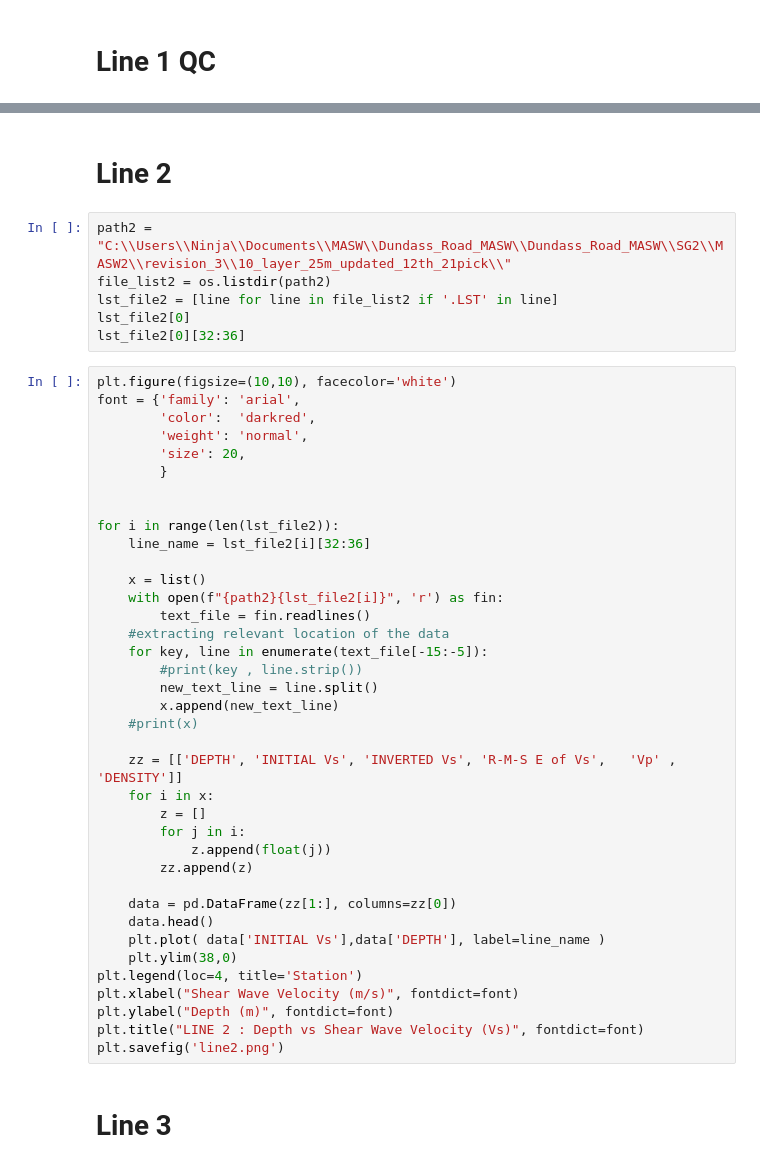
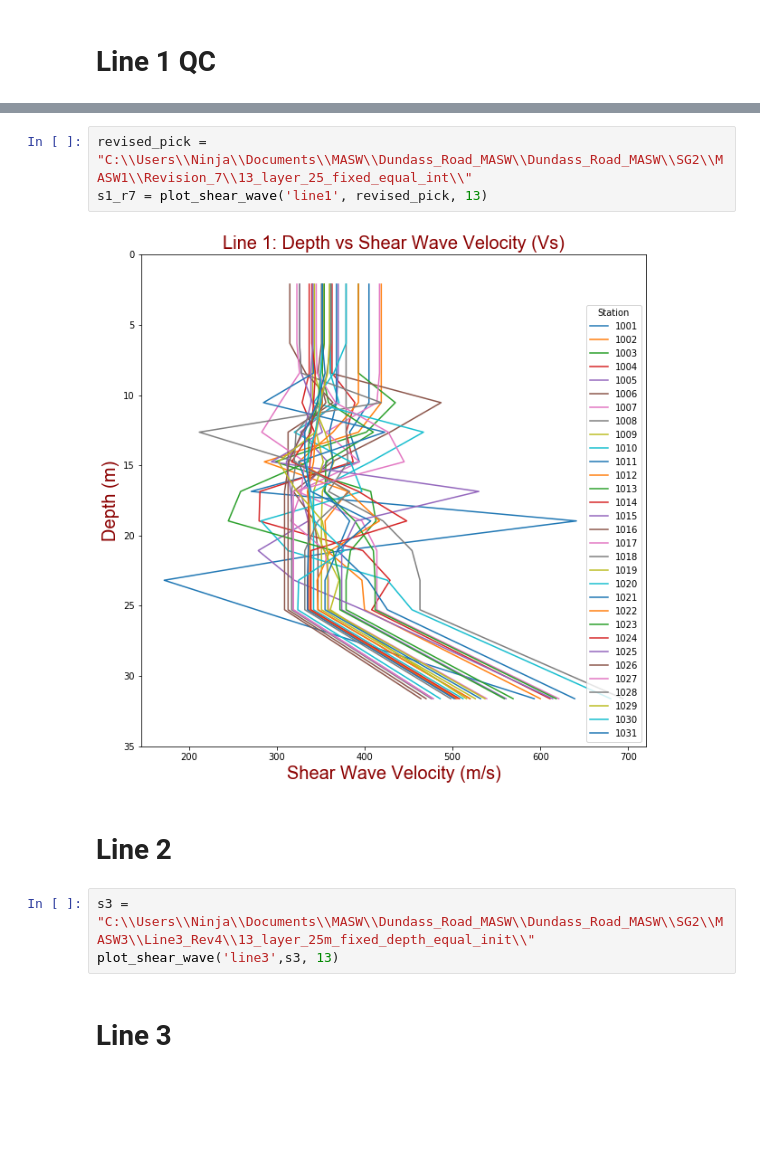
Before and after one commit to mwenz27/python_misc, a Jupyter notebook: Plotting_data/Production_scripts_conversion_and_qc_MASW.ipynb, the cells around one changed output, grey strips where cells are left out. Cells and saved outputs as stored; diff of their text form; blank space fills up the shorter version.

```diff
--- a/Plotting_data/Production_scripts_conversion_and_qc_MASW.ipynb
+++ b/Plotting_data/Production_scripts_conversion_and_qc_MASW.ipynb
@@ -521,48 +403,12 @@ plt.savefig('Line1_QC.png')
+# %%
+revised_pick = "C:\\Users\\Ninja\\Documents\\MASW\\Dundass_Road_MASW\\Dundass_Road_MASW\\SG2\\MASW1\\Revision_7\\13_layer_25_fixed_equal_int\\"
+s1_r7 = plot_shear_wave('line1', revised_pick, 13)
+# %% [output]
+[figure, added]
 # %% [markdown]
 # Line 2
-# %%
-path2 = "C:\\Users\\Ninja\\Documents\\MASW\\Dundass_Road_MASW\\Dundass_Road_MASW\\SG2\\MASW2\\revision_3\\10_layer_25m_updated_12th_21pick\\"
-file_list2 = os.listdir(path2)
-lst_file2 = [line for line in file_list2 if '.LST' in line]
-lst_file2[0]
-lst_file2[0][32:36]
-# %%
-plt.figure(figsize=(10,10), facecolor='white')
-font = {'family': 'arial',
-        'color':  'darkred',
-        'weight': 'normal',
-        'size': 20,
-        }
-
-
-for i in range(len(lst_file2)):
-    line_name = lst_file2[i][32:36]
-
-    x = list()
-    with open(f"{path2}{lst_file2[i]}", 'r') as fin:
-        text_file = fin.readlines()
-    #extracting relevant location of the data
-    for key, line in enumerate(text_file[-15:-5]):
-        #print(key , line.strip())
-        new_text_line = line.split()
-        x.append(new_text_line)
-    #print(x)
-
-    zz = [['DEPTH', 'INITIAL Vs', 'INVERTED Vs', 'R-M-S E of Vs',   'Vp' , 'DENSITY']]
-    for i in x:
-        z = []
-        for j in i:
-            z.append(float(j))
-        zz.append(z)
-
-    data = pd.DataFrame(zz[1:], columns=zz[0])
-    data.head()
-    plt.plot( data['INITIAL Vs'],data['DEPTH'], label=line_name )
-    plt.ylim(38,0)
-plt.legend(loc=4, title='Station')
-plt.xlabel("Shear Wave Velocity (m/s)", fontdict=font)
-plt.ylabel("Depth (m)", fontdict=font)
-plt.title("LINE 2 : Depth vs Shear Wave Velocity (Vs)", fontdict=font)
-plt.savefig('line2.png')
+# %%
+s3 = "C:\\Users\\Ninja\\Documents\\MASW\\Dundass_Road_MASW\\Dundass_Road_MASW\\SG2\\MASW3\\Line3_Rev4\\13_layer_25m_fixed_depth_equal_init\\"
+plot_shear_wave('line3',s3, 13)
 # %% [markdown]
 # Line 3
```
Also changed, not shown: parts of 66 cells of this notebook, 4 other files.
